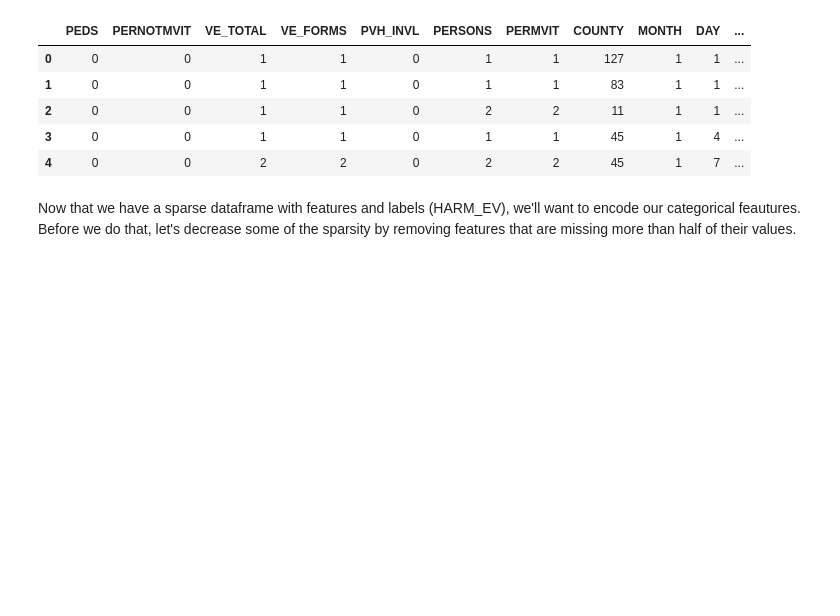
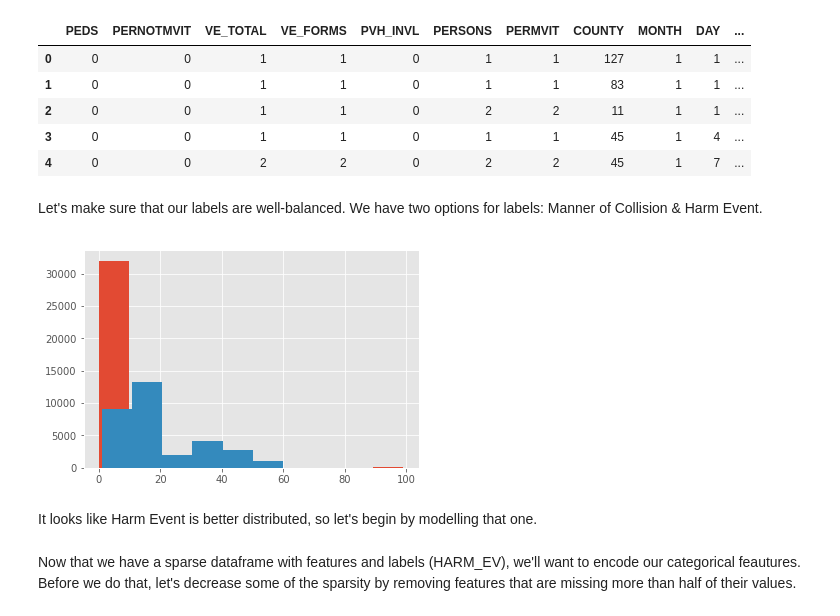
Before and after one commit to afcarl/gluon_transportation, a Jupyter notebook: FARS_Gluon_Model.ipynb, the cells around one changed output. Saved outputs shown, nothing was run; the diff lists cells and outputs as text; code cells hidden in the pictures; blank space fills up the shorter version.

```diff
--- a/FARS_Gluon_Model.ipynb
+++ b/FARS_Gluon_Model.ipynb
@@ -136,6 +90,19 @@ df_accidents.head()
 | 2 | 0 | 0 | 1 | 1 | 0 | 2 | 2 | 11 | 1 | 1 | ... |
 | 3 | 0 | 0 | 1 | 1 | 0 | 1 | 1 | 45 | 1 | 4 | ... |
 | 4 | 0 | 0 | 2 | 2 | 0 | 2 | 2 | 45 | 1 | 7 | ... |
+# %% [markdown]
+Let's make sure that our labels are well-balanced.  We have two options for labels: Manner of Collision & Harm Event.
+# %%
+# colission_labels = df_accidents_trimmed['MAN_COLL'].values
+harm_labels = df_accidents_trimmed['HARM_EV'].values
+
+plt.hist(colission_labels)
+plt.hist(harm_labels)
+plt.show()
+# %% [output]
+[figure, added]
+# %% [markdown]
+It looks like Harm Event is better distributed, so let's begin by modelling that one.
 # %% [markdown]
 Now that we have a sparse dataframe with features and labels (HARM_EV), we'll want to encode our categorical feautures.  Before we do that, let's decrease some of the sparsity by removing features that are missing more than half of their values.
 # %%
```
Also changed, not shown: parts of 10 cells of this notebook, 1 other file.
